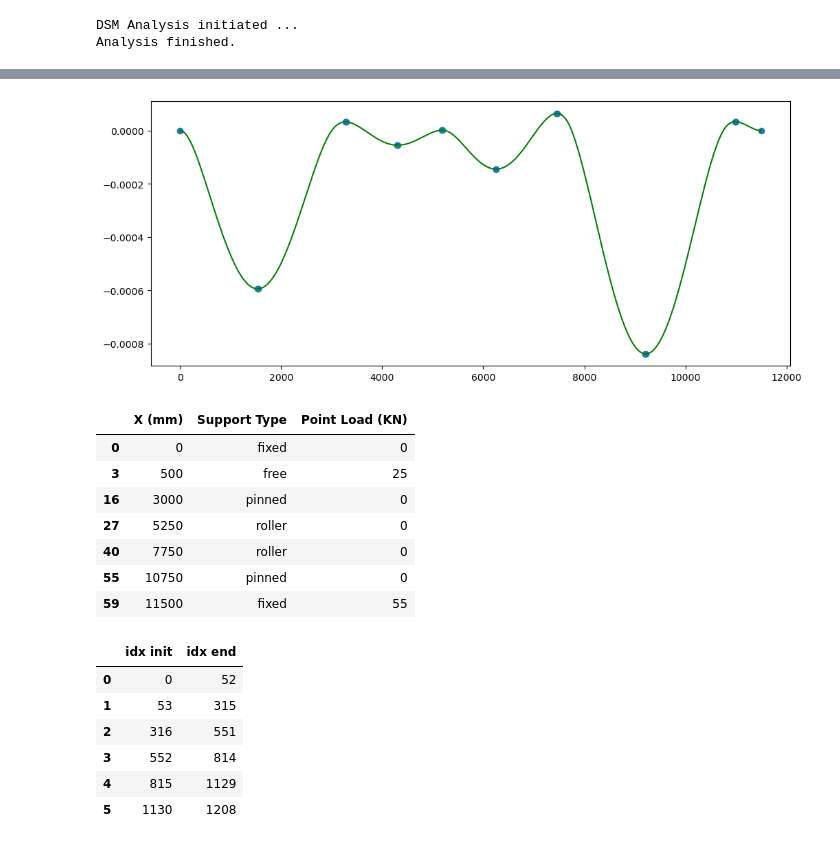
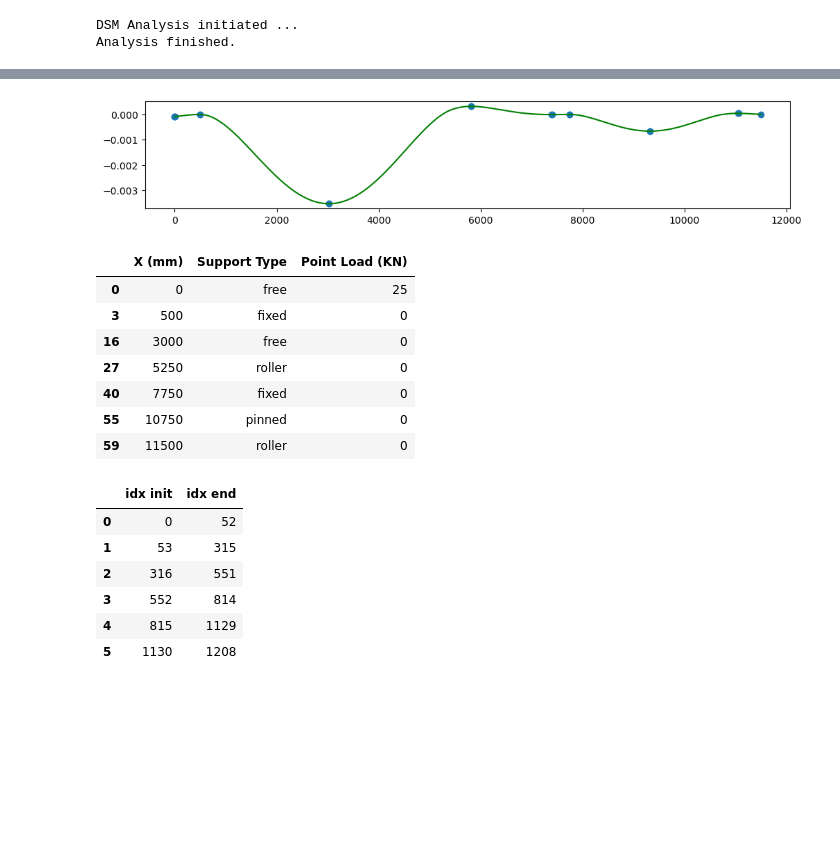
Before and after one commit to seyed7seyed/P_Delta_Analysis, a Jupyter notebook: P_Delta_Analysis_of_2D_Beams_ver_21.ipynb, the cells around one changed output, grey strips where cells are left out. Drawn from its saved outputs; the diff is of its cells as text; code cells hidden in the pictures; blank space fills up the shorter version.

```diff
--- a/P_Delta_Analysis_of_2D_Beams_ver_21.ipynb
+++ b/P_Delta_Analysis_of_2D_Beams_ver_21.ipynb
@@ -1959,11 +1959,11 @@ bw,hw =  30,150;    t1 = T_Section( bf, tf, bw, hw )
 L_tinyBeam = 200      #  length of tiny beams (mm) --- the smaller the better
 Method = 'DSM'  # 'DSM' 'TimoShenko'
 
-BAYS_WIDTH  = [      500   ,   2500  ,  2250   ,   2500   ,   3000  ,  750            ]  #  width of bays ( any amount )
-DIST_LOADS  = [      w1    ,    w2   ,   w2    ,    w2    ,    w1   ,   w1            ]
-SECTIONS    = [      r2    ,    r2   ,   r2    ,    r1    ,    r3   ,   r3            ]
-SUPPORTS    = ['fixed' , 'free'  , 'pinned' , 'roller' , 'roller' , 'pinned' , 'fixed']  # 'fixed' 'pinned' 'roller' 'free'   Note: 'pinned' == 'roller' (Sum(Fx)==0)
-POINT_LOADS = [   0    ,   P2    ,     0    ,    0     ,    0     ,     0    ,   P1   ]  #  Only on 'free' supports
+BAYS_WIDTH  = [      500   ,   2500  ,  2250   ,   2500   ,   3000  ,  750           ]  #  width of bays ( any amount )
+DIST_LOADS  = [      w1    ,    w2   ,   w2    ,    w2    ,    w1   ,   w1           ]
+SECTIONS    = [      r2    ,    r2   ,   r2    ,    r1    ,    r3   ,   r3           ]
+SUPPORTS    = ['free' , 'fixed' , 'free' , 'roller' , 'fixed' , 'pinned' , 'roller']  # 'fixed' 'pinned' 'roller' 'free'   Note: 'pinned' == 'roller' (Sum(Fx)==0)
+POINT_LOADS = [  P2    ,   0     ,    0    ,    0     ,    0    ,    0     ,    0    ]  #  Only on 'free' supports
 
 
 # (auto)
@@ -2114,46 +2098,46 @@ YY = df_XYVM['Y'].copy().tolist()
 
 ZERO = 0.00*10**(-12)
 X_MxMn, Y_MxMn = [],[]
 
 if abs(YY[0]) >= ZERO:
     X_MxMn.append(XX[0])
     Y_MxMn.append(YY[0])
 
 for i in range(len(YY)):
     try:
         a,b, c, d,e  =  YY[i-10], YY[i-2], YY[i], YY[i+2], YY[i+10]
         if  abs(c) >= ZERO:
             if (a<b and b<c and c>d and d>e ) or (a>b and b>c and c<d and d<e ):
                 Y_MxMn.append(YY[i])
                 X_MxMn.append(XX[i])
     except:
         pass
 
 if abs(YY[-1]) >= ZERO:
     X_MxMn.append(XX[-1])
     Y_MxMn.append(YY[-1])
 
 # Uy
 df_Uy = pd.DataFrame([X_MxMn,Y_MxMn]).T
 df_Uy.columns = ['X (mm)','Uy (mm)']
 
-fig, ax = plt.subplots( figsize=(12,5) )
+fig, ax = plt.subplots( figsize=(12,2) )
 ax.plot(XX,YY,'-g')
 ax.scatter( df_Uy['X (mm)'],df_Uy['Uy (mm)'] )
 plt.show()
 # %% [output]
-[figure, old version]
+[figure, new version]
 # %%
 MAIN_SUPPORTS
 # %% [output]
 |  | X (mm) | Support Type | Point Load (KN) |
-| 0 | 0 | fixed | 0 |
-| 3 | 500 | free | 25 |
-| 16 | 3000 | pinned | 0 |
+| 0 | 0 | free | 25 |
+| 3 | 500 | fixed | 0 |
+| 16 | 3000 | free | 0 |
 | 27 | 5250 | roller | 0 |
-| 40 | 7750 | roller | 0 |
+| 40 | 7750 | fixed | 0 |
 | 55 | 10750 | pinned | 0 |
-| 59 | 11500 | fixed | 55 |
+| 59 | 11500 | roller | 0 |
 # %%
 Supp_IDX = []
 idx_init, idx_end = [0], []
```
Also changed, not shown: parts of 16 cells of this notebook.
